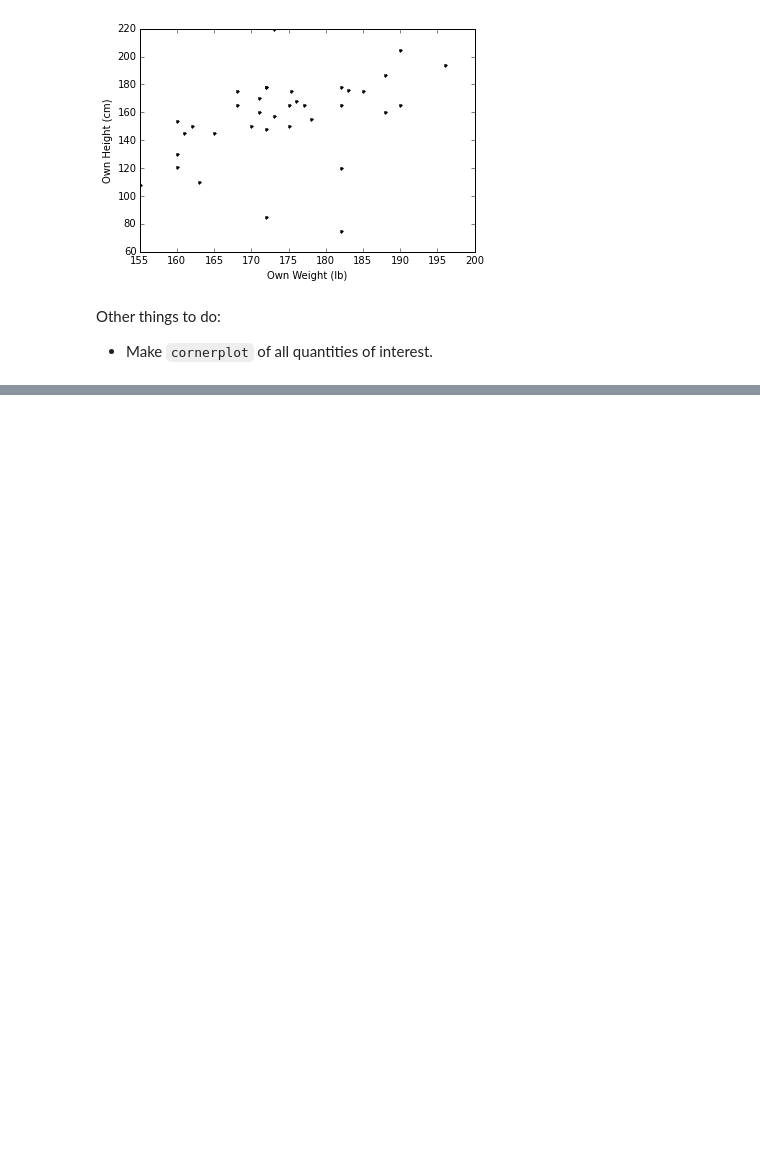
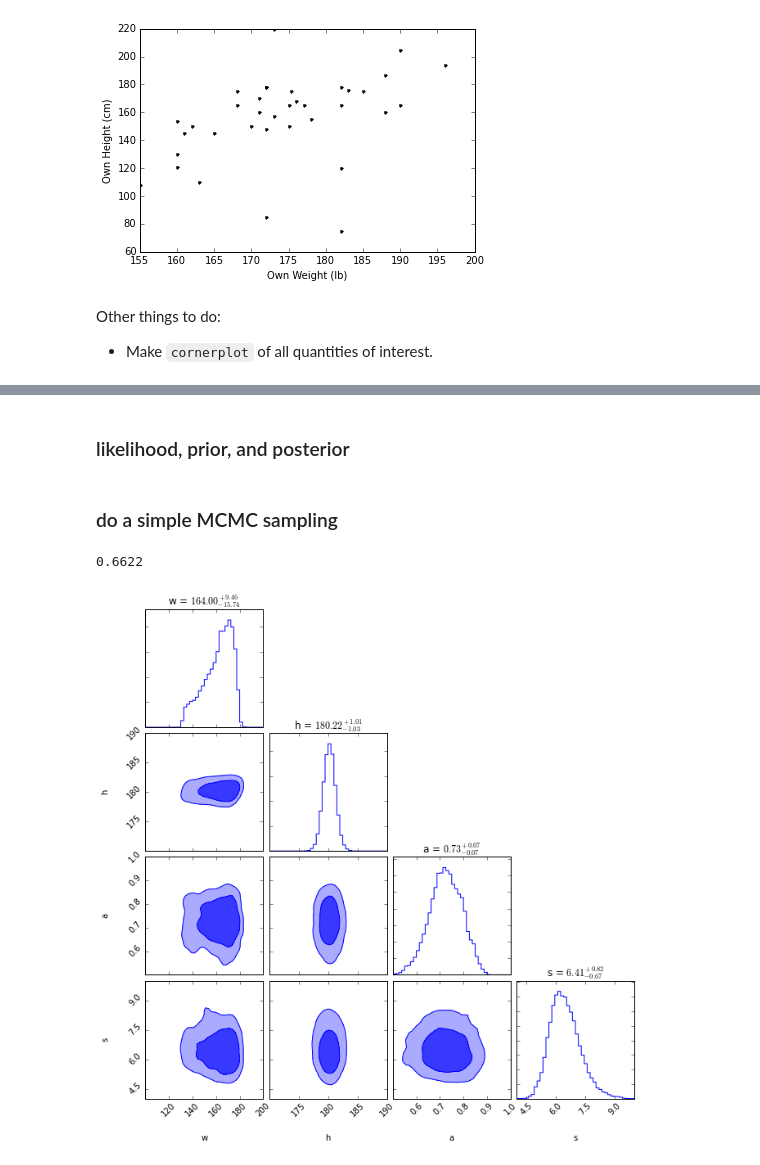
Before and after one commit to hungiyang/Fruitcake, a Jupyter notebook: Fruitcake.ipynb, the cells around one changed output, grey strips where cells are left out. Cells and saved outputs as stored; diff of their text form; code cells hidden in the pictures; blank space fills up the shorter version.

Commit message:
Attempted the first model. To have informative likelihoods, I added a new parameter a as the accuracy of determining the correct obesity from a given BMI.

```diff
--- a/Fruitcake.ipynb
+++ b/Fruitcake.ipynb
@@ -73,11 +62,11 @@ See the the caveats in the documentation: http://pandas.pydata.org/pandas-docs/s
 | 37 | 9/30/2015 14:36:06 | 185.00 | Normal | 45 | Taisiya | 171 | 160 | 26 | TextWrangler |
 # %%
 import numpy as np
-h = np.array(data["height"])
-b = np.array(data["obesity"])
-ph = np.array(data["ownheight"])
-pw = np.array(data["ownweight"])
-ph[ph == "1,72"] = 172
+hdata = np.array(data["height"])
+bdata = np.array(data["obesity"])
+phdata = np.array(data["ownheight"])
+pwdata = np.array(data["ownweight"])
+phdata[phdata == "1,72"] = 172
 # %%
 import matplotlib.pyplot as plt
 %matplotlib inline
@@ -144,0 +162,2 @@ Image("fruitcake_pgm.png")
+# %% [markdown]
+### likelihood, prior, and posterior
@@ -144,0 +208,2 @@ Image("fruitcake_pgm.png")
+# %% [markdown]
+### do a simple MCMC sampling
@@ -144,0 +212,39 @@ Image("fruitcake_pgm.png")
+# %%
+#simple MCMC sampler
+Nsample = 50000
+steps = np.array([1.,1.,0.01,0.2])
+
+w_cur = 150.
+h_cur = 180.
+a_cur = 0.8
+s_cur = 6.5
+par_cur = np.array([w_cur, h_cur, a_cur, s_cur])
+prob_cur = ln_posterior(par_cur)
+
+samples = np.zeros((Nsample,4))
+accept = 0
+for i in xrange(Nsample):
+    par = par_cur + np.array([steps[k]*np.random.randn() for k in range(4)])
+    prob = ln_posterior(par)
+    if np.exp(prob - prob_cur) > np.random.rand():
+        par_cur = par
+        prob_cur = prob
+        accept += 1
+    samples[i] = par_cur
+print accept/float(Nsample)
+# %% [output]
+0.6622
+# %%
+import corner
+
+burnin = Nsample/10
+wmin, wmax = 100, 200
+hmin, hmax = 170, 190
+amin, amax = 0.5, 1.0
+smin, smax = 4.0, 10.0
+corner.corner(samples[burnin:], labels=['w','h','a','s'],range = [(wmin,wmax),(hmin,hmax),(amin,amax),(smin,smax)]
+                ,show_titles=True, title_args={"fontsize": 12},
+                plot_datapoints=False, fill_contours=True, levels=[0.68, 0.95], color='b', bins=40, smooth=1.0);
+plt.show()
+# %% [output]
+[figure, added]
```
Also changed, not shown: parts of 17 cells of this notebook, 2 other files.
